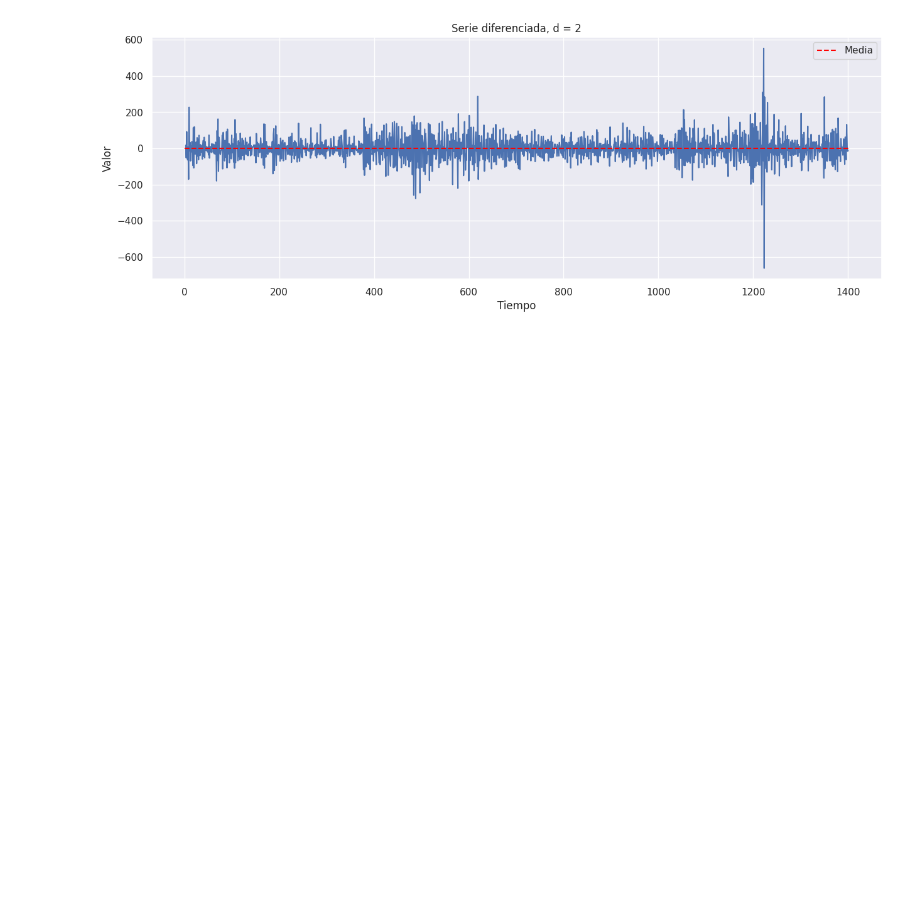
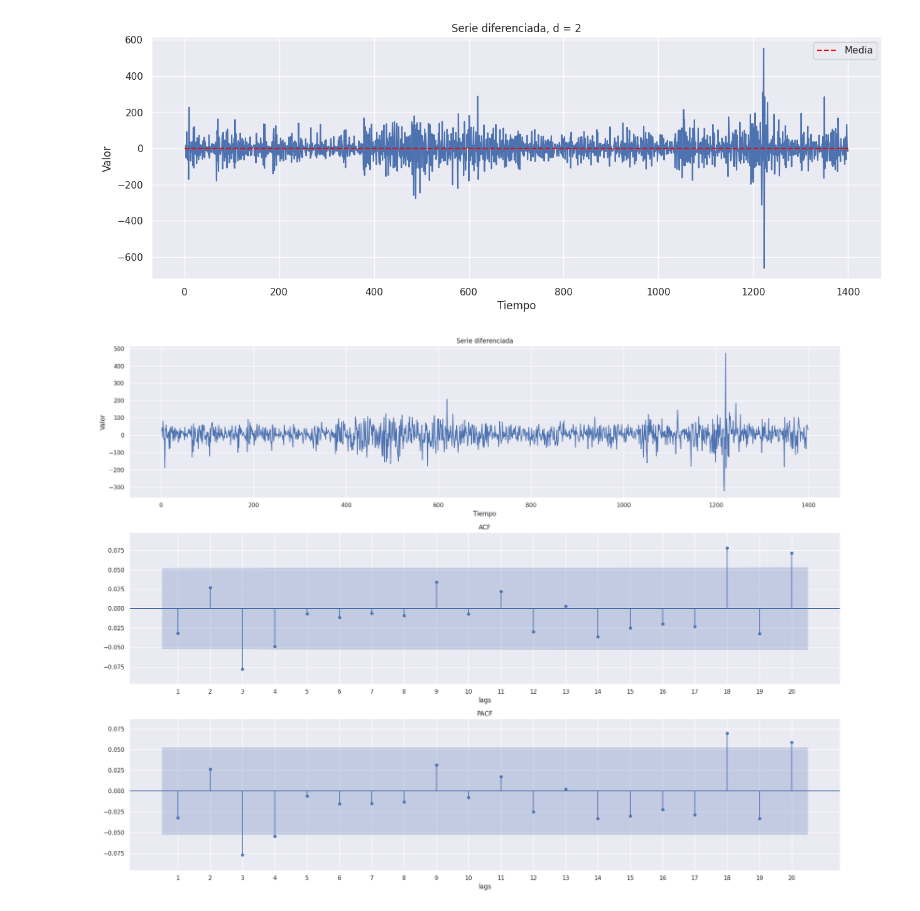
Before and after one commit to JairRamosG/Series_de_Tiempo, a Jupyter notebook: 06_ARIMA/ARIMA(p, d, q).ipynb, the cells around one changed output. Drawn from its saved outputs; the diff is of its cells as text; code cells hidden in the pictures; blank space fills up the shorter version.

Commit message:
Generación de funciones PACF y ACF

```diff
--- a/06_ARIMA/ARIMA(p, d, q).ipynb
+++ b/06_ARIMA/ARIMA(p, d, q).ipynb
@@ -218,3 +222,39 @@ Rechazar H0: Serie estacionaria
 pval: 0.0000 < 0.05
 Ya no es necesario diferenciar mas
 [figure]
+# %%
+df_dif1 = df_train['y'].diff().dropna()
+
+fig, ax = plt.subplots(3,1, figsize = (20, 15))
+
+sns.lineplot(df_dif1, ax = ax[0])
+ax[0].set_title('Serie diferenciada')
+ax[0].set_xlabel('Tiempo')
+ax[0].set_ylabel('Valor')
+
+LAGS = 20
+plot_acf(df_dif1,
+        alpha = 0.05,
+        lags = LAGS,
+        zero = False,
+        auto_ylims = True,
+        ax = ax[1])
+ax[1].set_title('ACF')
+ax[1].set_xlabel('lags')
+ax[1].set_xticks(range(1, LAGS+1))
+ax[1].grid(True)
+
+plot_pacf(df_dif1,
+        alpha = 0.05,
+        lags = LAGS,
+        zero = False,
+        auto_ylims = True,
+        ax = ax[2])
+ax[2].set_title('PACF')
+ax[2].set_xlabel('lags')
+ax[2].set_xticks(range(1, LAGS+1))
+ax[2].grid(True)
+
+plt.tight_layout()
+# %% [output]
+[figure, added]
```
Also changed, not shown: parts of 2 cells of this notebook.
